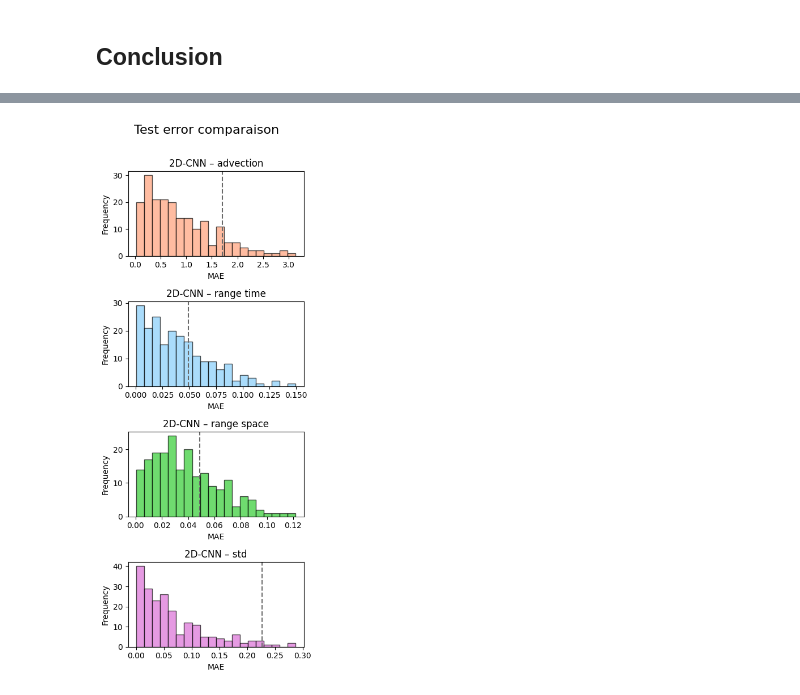
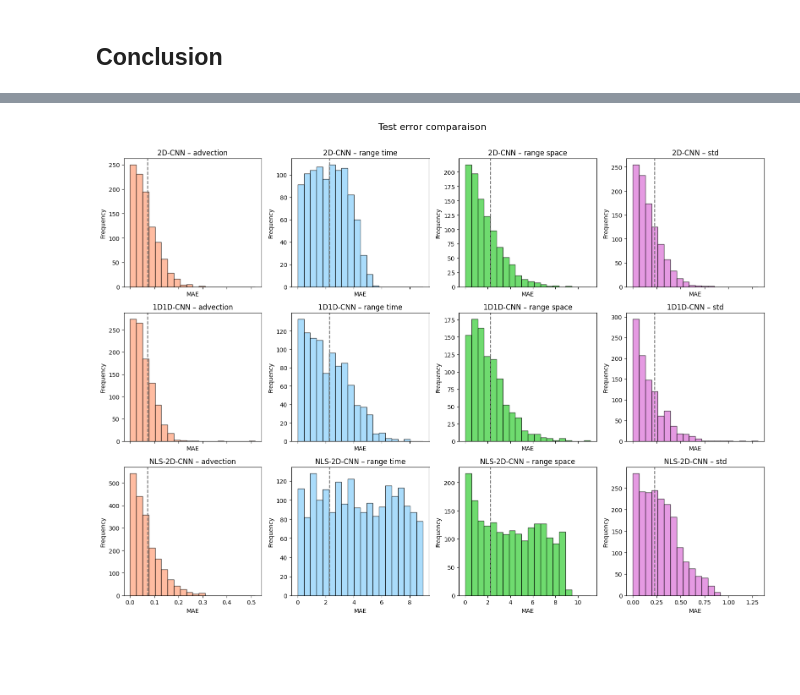
Before and after one commit to DarenXL/Neural_ST_inference, a Jupyter notebook: Code GNN/Amortized_Methods_Geostatistics_Spatio-Temporal-2D.ipynb, the cells around one changed output, grey strips where cells are left out. Saved outputs shown, nothing was run; the diff lists cells and outputs as text; code cells hidden in the pictures; blank space fills up the shorter version.

```diff
--- a/Code GNN/Amortized_Methods_Geostatistics_Spatio-Temporal-2D.ipynb
+++ b/Code GNN/Amortized_Methods_Geostatistics_Spatio-Temporal-2D.ipynb
@@ -73,6 +72,6 @@ os.makedirs(res_path+"/models", exist_ok=True)
 # %%
 batch_size = 10
-n_epochs = 150
+n_epochs = 250
 n_epochs_test = 10
 # %%
 space_size = 30
@@ -1320,19 +1405,16 @@ def mle_matern(coords, values, theta0=(0,.2, .2, .5)):
 # %%
 all_loss_test_ML = np.zeros((len(dataset_grid_test),len(theta_names)))
 theta_final_ML = np.zeros((len(dataset_grid_test),len(theta_names)))
-
-dataset_mle = GridDataset(theta_size=test_size, time_size=time_size, space_size=space_size, deepset_size=1, missing_ratio=1/2)
 
 grid = np.meshgrid(np.linspace(0,1,time_size), np.linspace(0,1,time_size), indexing='ij')
 grid = ([grid[0].reshape(-1, 1), grid[1].reshape(-1, 1)])
 
 time_test_ML = time.time()
-time_simu_ML = 0
-t_time_simu_ML = time.time()
 
-for i, (data_test, theta_test, _) in enumerate(dataset_mle) :
+for i, (data_test, theta_test, _) in enumerate(dataset_grid_test) :
 
-    time_simu_ML += time.time() - t_time_simu_ML
+    if i==20:
+        break
 
     mask = data_test[0,1].to(bool).flatten()
 
@@ -1351,7 +1433,7 @@ for i, (data_test, theta_test, _) in enumerate(dataset_mle) :
 
     # print(f"| RANGE {output[0]:.4f} - {theta_test[0]:.4f} = {abs(output[0]-theta_test[0]):.4f} | STD {output[1]:.4f} - {theta_test[1]:.4f} = {abs(output[1]-theta_test[1]):.4f} |")
 
-time_test_ML = time.time() - time_test_ML - time_simu_ML
+time_test_ML = time.time() - time_test_ML
 
 print(f"\n\nTime to test : {time_test_ML:.2f}s")
 
@@ -1364,3 +1459,10 @@ KeyboardInterrupt:
 # %% [markdown]
 ## Conclusion
+# %%
+option="sep"
+
+if option=="adv" :
+    based, _ = baseline_mae(dataset_grid)
+else :
+    based, _ = baseline_mae(dataset_sep)
 # %%
@@ -1512,29 +1542,42 @@ fig_target.savefig(res_path+"/conclusion_graphs"+"/target.png", format="png", bb
 # %%
-methods = ['2D-CNN']#, '1D1D','1DLSTM']
+methods = ['2D-CNN' , '1D1D-CNN','NLS-2D-CNN']
 
-fig_hist, axs = plt.subplots(len(theta_names), len(methods), figsize=(len(theta_names), 10*len(methods)),squeeze=False)
+fig_hist, axs = plt.subplots(len(methods),len(theta_names), figsize=(len(theta_names)*4, 4*len(methods)),squeeze=False,sharex='col')
 fig_hist.suptitle("Test error comparaison", fontsize=16)
 
 for i, name in enumerate(theta_names):
+
+    if option=="adv" :
+        losses = [
+            abs(theta_final_test_grid_2D[:, i] - dataset_grid_test.get_theta()[:, i]),
+            abs(theta_final_test_grid_1D1D[:, i] - dataset_grid_test.get_theta()[:, i]),
+            torch.cat(all_loss_test_grid_nls,dim=0)[:,i],
+            all_loss_test_ML[:20,i]
+        ]
+    else:
+        losses = [
+            abs(theta_final_test_sep_2D[:, i] - dataset_sep_test.get_theta()[:, i]),
+            abs(theta_final_test_sep_1D1D[:, i] - dataset_sep_test.get_theta()[:, i]),
+            torch.cat(all_loss_test_sep_nls,dim=0)[:,i],
+        ]
+
+    global_min = min(l.min() for l in losses)
+    global_max = max(l.max() for l in losses)
+    bins = np.linspace(global_min, global_max, 21)
+
     for j, method in enumerate(methods):
 
-        losses = [
-            abs(theta_final_test_2D[:, i] - dataset_grid_test.get_theta()[:, i]),
-            # abs(theta_final_test_1D1D[:, i] - dataset_grid_test.get_theta()[:, i]),
-            # abs(theta_final_test_1DLSTM[:, i] - dataset_grid_test.get_theta()[:, i]),
-            # all_loss_test_nls[:,0]
-        ]
 
-        axs[i, j].hist(losses[j], bins=20, color=theta_colors[name]['test'], alpha=0.7, edgecolor='black')
-        axs[i, j].axvline(based[i], color=theta_colors[name]['baseline'], linestyle='--', label='Baseline range')
-        axs[i, j].set_title(f"{method} – {name}")
-        axs[i, j].set_xlabel("MAE")
-        axs[i, j].set_ylabel("Frequency")
+        axs[j, i].hist(losses[j], bins=bins, color=theta_colors[name]['test'], alpha=0.7, edgecolor='black')
+        axs[j, i].axvline(based[i], color=theta_colors[name]['baseline'], linestyle='--', label='Baseline range')
+        axs[j, i].set_title(f"{method} – {name}")
+        axs[j, i].set_xlabel("MAE")
+        axs[j, i].set_ylabel("Frequency")
         # axs[i, j].legend()
 
 plt.tight_layout(rect=[0, 0, 1, 0.97])
 plt.show()
 
-fig_hist.savefig(res_path+"/conclusion_graphs"+"/score_test_hist.png", format="png", bbox_inches="tight")
+fig_hist.savefig(res_path+"/"+option+"/conclusion_graphs"+"/score_test_hist.png", format="png", bbox_inches="tight")
 # %% [output]
-[figure, old version]
+[figure, new version]
```
Also changed, not shown: parts of 85 cells of this notebook, 1 other file.
